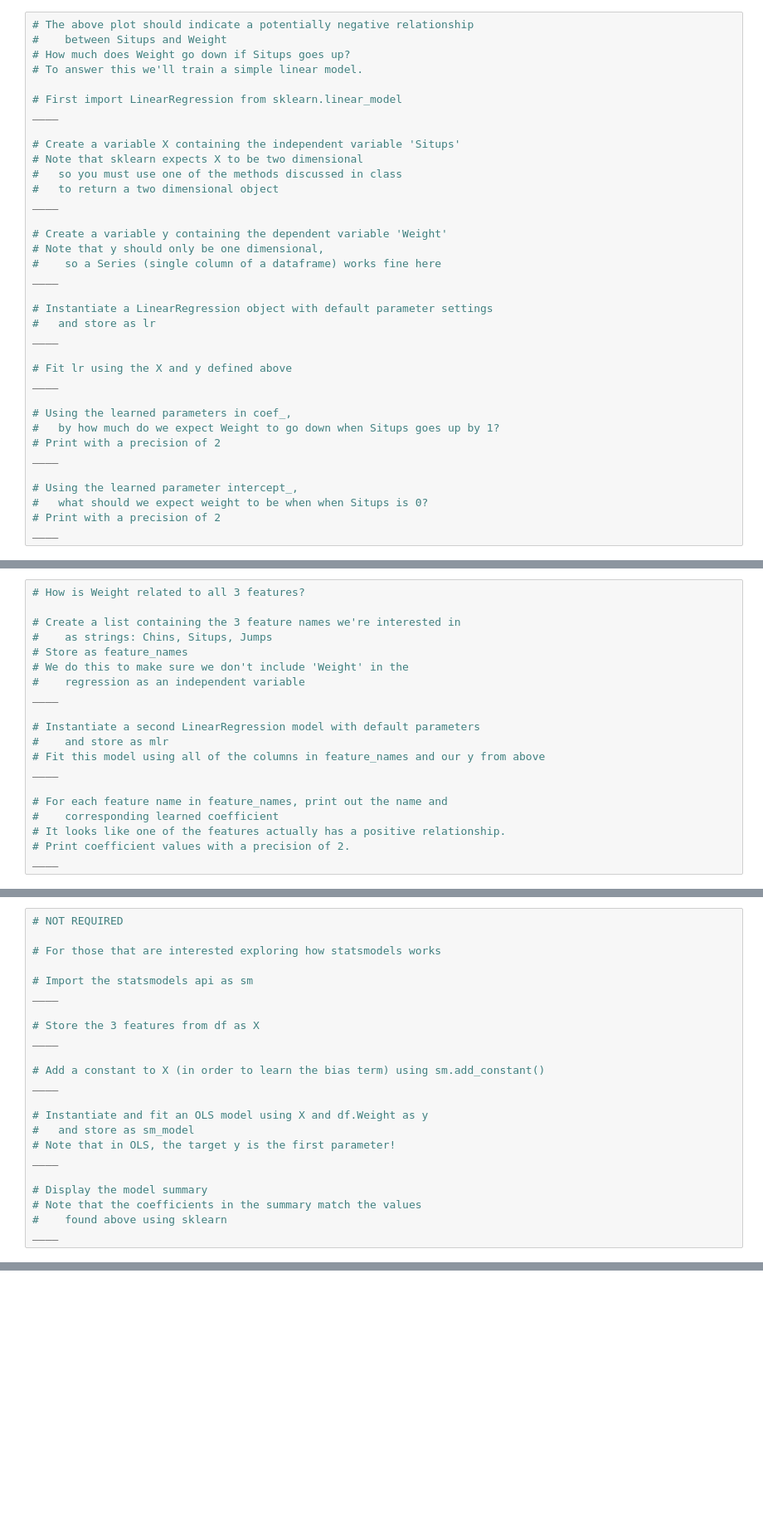
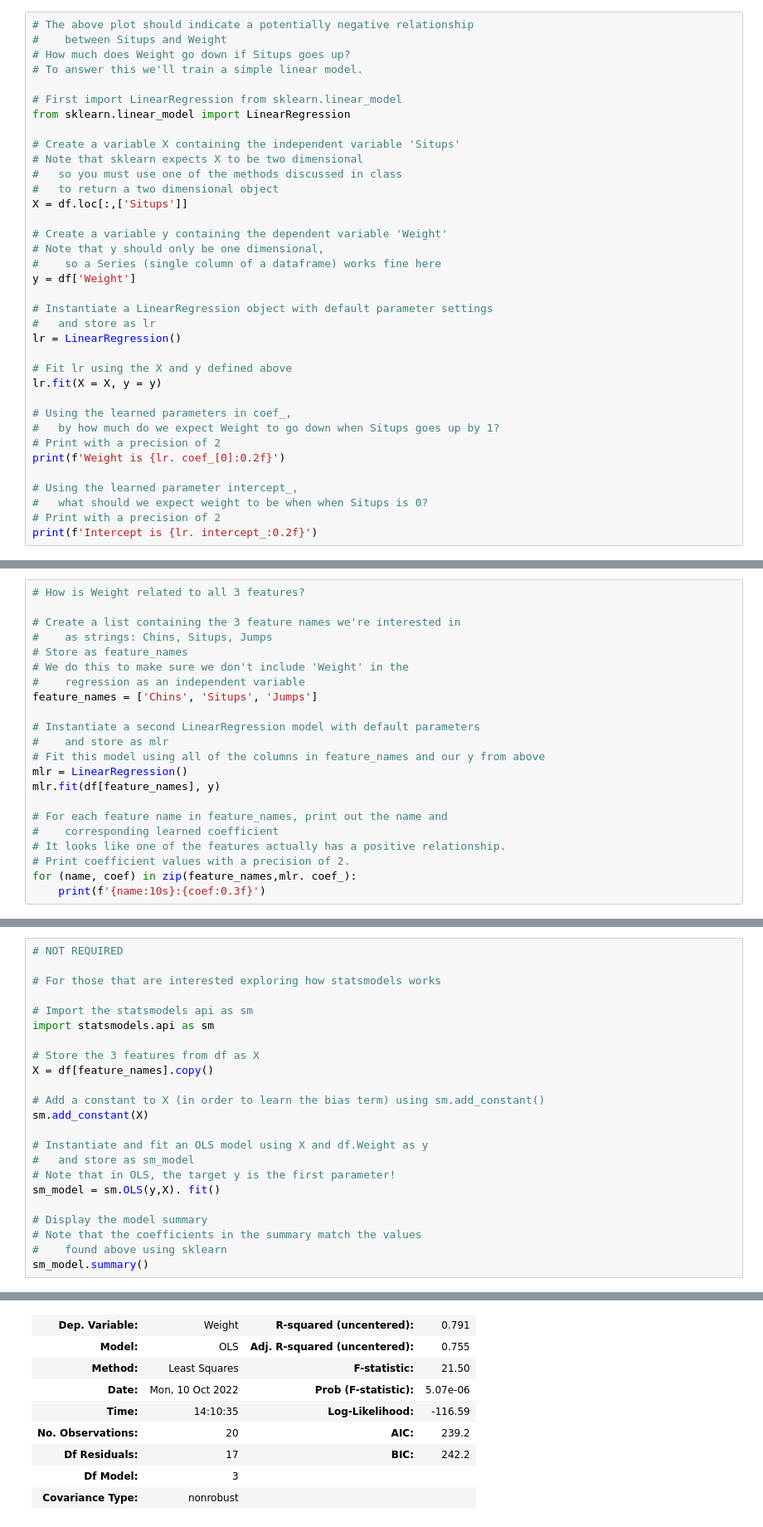
Before and after one commit to iiiirene-529/eods-f22, a Jupyter notebook: weekly_quiz/Week_05_Quiz-UNI.ipynb, the cells around one changed output, grey strips where cells are left out. Shown at 83% size. Drawn from its saved outputs; the diff is of its cells as text; blank space fills up the shorter version.

```diff
--- a/weekly_quiz/Week_05_Quiz-UNI.ipynb
+++ b/weekly_quiz/Week_05_Quiz-UNI.ipynb
@@ -69,32 +77,32 @@ ____
 # To answer this we'll train a simple linear model.
 
 # First import LinearRegression from sklearn.linear_model
-____
+from sklearn.linear_model import LinearRegression
 
 # Create a variable X containing the independent variable 'Situps'
 # Note that sklearn expects X to be two dimensional
 #   so you must use one of the methods discussed in class
 #   to return a two dimensional object
-____
+X = df.loc[:,['Situps']]
 
 # Create a variable y containing the dependent variable 'Weight'
 # Note that y should only be one dimensional,
 #    so a Series (single column of a dataframe) works fine here
-____
+y = df['Weight']
 
 # Instantiate a LinearRegression object with default parameter settings
 #   and store as lr
-____
+lr = LinearRegression()
 
 # Fit lr using the X and y defined above
-____
+lr.fit(X = X, y = y)
 
 # Using the learned parameters in coef_,
 #   by how much do we expect Weight to go down when Situps goes up by 1?
 # Print with a precision of 2
-____
+print(f'Weight is {lr. coef_[0]:0.2f}')
 
 # Using the learned parameter intercept_,
 #   what should we expect weight to be when when Situps is 0?
 # Print with a precision of 2
-____
+print(f'Intercept is {lr. intercept_:0.2f}')
@@ -106,15 +117,17 @@ ____
 # Store as feature_names
 # We do this to make sure we don't include 'Weight' in the
 #    regression as an independent variable
-____
+feature_names = ['Chins', 'Situps', 'Jumps']
 
 # Instantiate a second LinearRegression model with default parameters
 #    and store as mlr
 # Fit this model using all of the columns in feature_names and our y from above
-____
+mlr = LinearRegression()
+mlr.fit(df[feature_names], y)
 
 # For each feature name in feature_names, print out the name and
 #    corresponding learned coefficient
 # It looks like one of the features actually has a positive relationship.
 # Print coefficient values with a precision of 2.
-____
+for (name, coef) in zip(feature_names,mlr. coef_):
+    print(f'{name:10s}:{coef:0.3f}')
@@ -124,20 +141,21 @@ ____
 # For those that are interested exploring how statsmodels works
 
 # Import the statsmodels api as sm
-____
+import statsmodels.api as sm
 
 # Store the 3 features from df as X
-____
+X = df[feature_names].copy()
 
 # Add a constant to X (in order to learn the bias term) using sm.add_constant()
-____
+sm.add_constant(X)
 
 # Instantiate and fit an OLS model using X and df.Weight as y
 #   and store as sm_model
 # Note that in OLS, the target y is the first parameter!
-____
+sm_model = sm.OLS(y,X). fit()
 
 # Display the model summary
 # Note that the coefficients in the summary match the values
 #    found above using sklearn
-____
+sm_model.summary()
+# %% [output]
@@ -143,0 +163,9 @@ ____
+| Dep. Variable: | Weight | R-squared (uncentered): | 0.791 |
+| Model: | OLS | Adj. R-squared (uncentered): | 0.755 |
+| Method: | Least Squares | F-statistic: | 21.50 |
+| Date: | Mon, 10 Oct 2022 | Prob (F-statistic): | 5.07e-06 |
+| Time: | 14:10:35 | Log-Likelihood: | -116.59 |
+| No. Observations: | 20 | AIC: | 239.2 |
+| Df Residuals: | 17 | BIC: | 242.2 |
+| Df Model: | 3 |  |  |
+| Covariance Type: | nonrobust |  |  |
```
Also changed, not shown: parts of 6 cells of this notebook.
